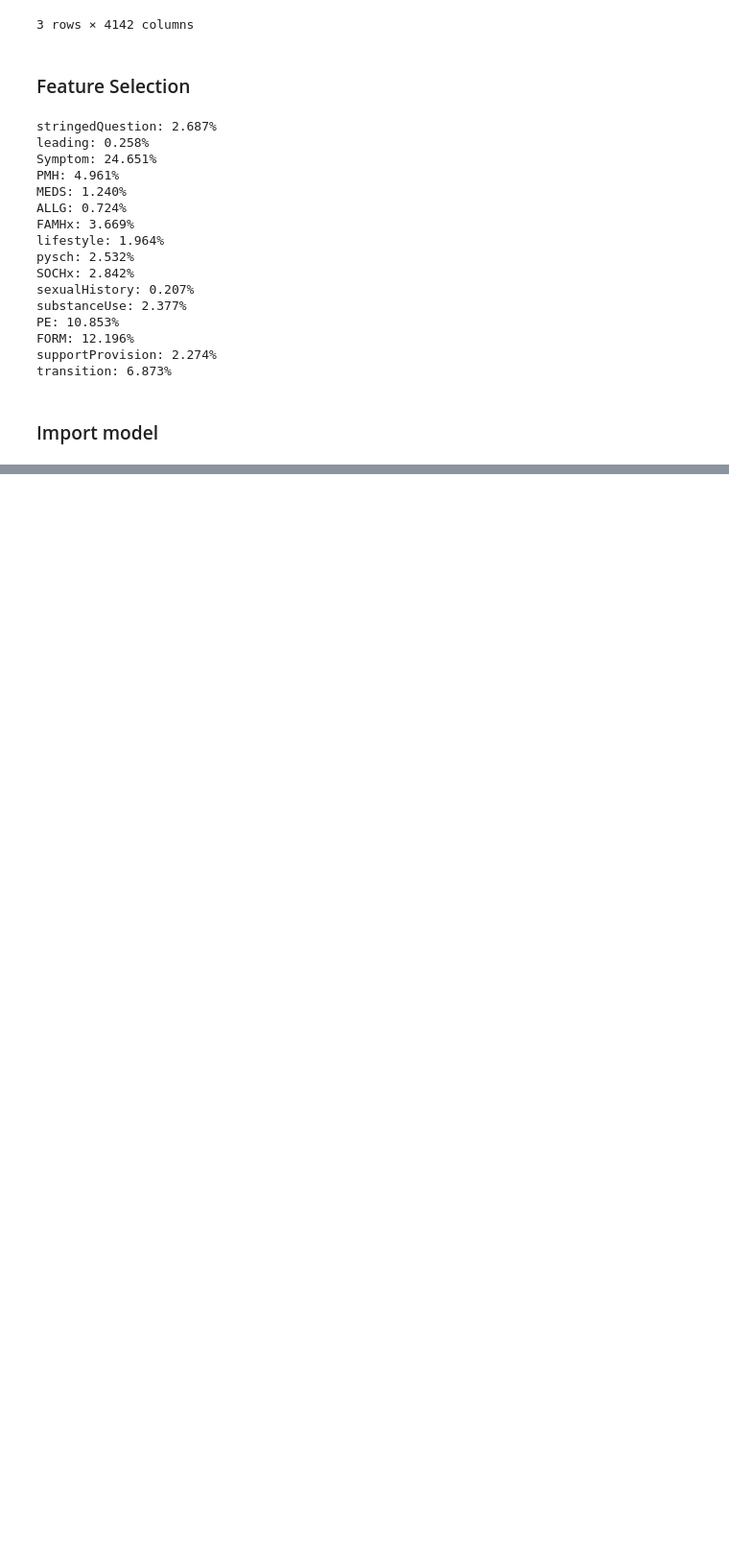
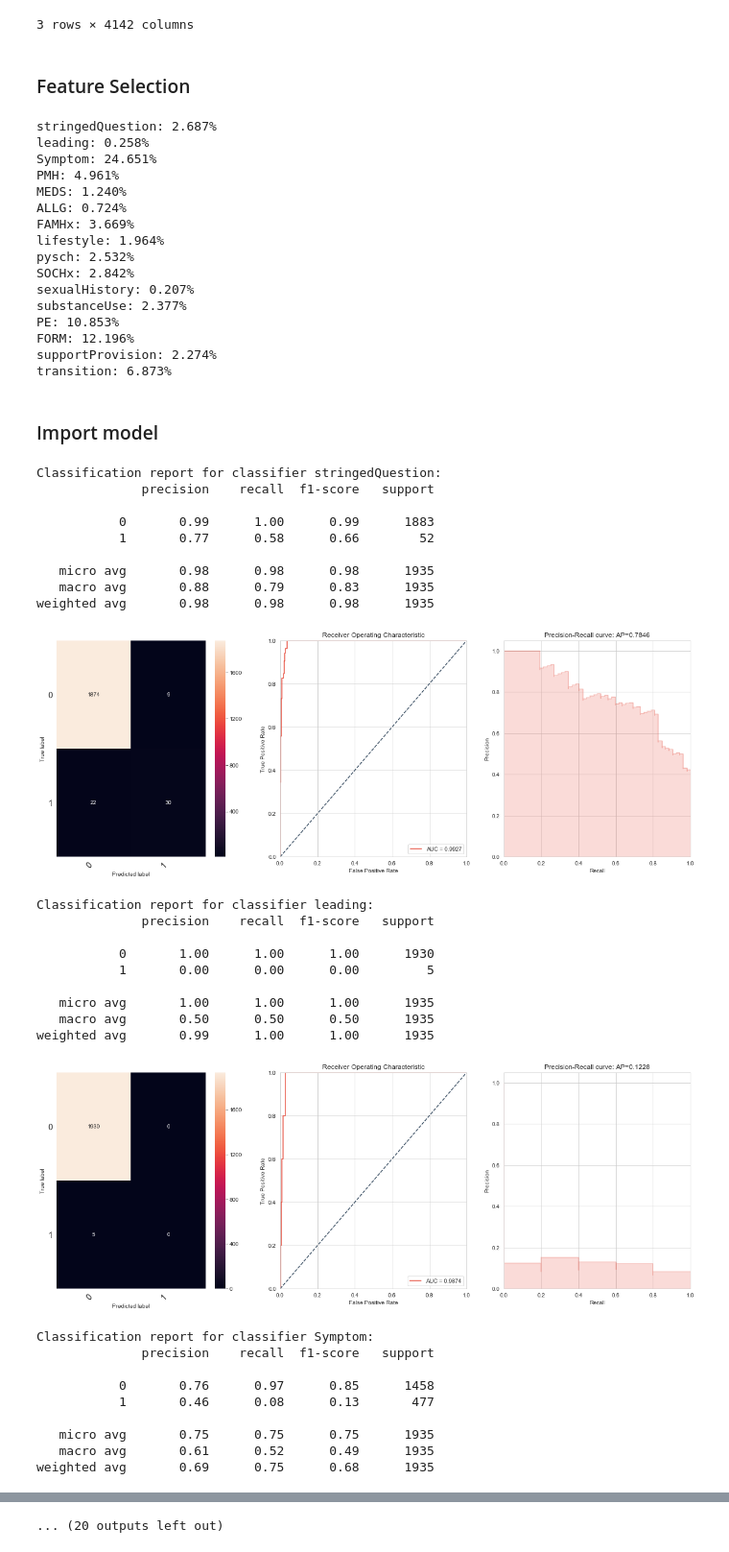
Before and after one commit to ujjwal95/tappe_project, a Jupyter notebook: code/testing.ipynb, the cells around one changed output, grey strips where cells are left out. Shown: that part at 96% size. Drawn from its saved outputs; the diff is of its cells as text; code cells hidden in the pictures; blank space fills up the shorter version.

```diff
--- a/code/testing.ipynb
+++ b/code/testing.ipynb
@@ -107,13 +112,13 @@ transition: 6.873%
 # %% [markdown]
 ### Import model
 # %%
-file_name = '20190406-163309-LightGBM-no-search.pkl'
+file_name = 'LightGBM-grid-search-20190427-134642.pkl'
 # machine learning models
-ml_pipeline = joblib.load('../model/' + file_name)
+ml_pipeline = joblib.load('../model/20190427-134642/' + file_name)
 # log file
 log = pd.read_csv('../results/log.csv')
 # %%
-for n, i in prediction_columns:
+for n, i in enumerate(prediction_columns):
     y_test = test.loc[:, test.columns == prediction_columns[n]]
 
     # get predictions
@@ -157,33 +162,61 @@ for n, i in prediction_columns:
 
     # p-r curve
     plt.subplot(1, 3, 3)
     average_precision = average_precision_score(y_test, preds)
     precision, recall, _ = precision_recall_curve(y_test, preds)
 
     # In matplotlib < 1.5, plt.fill_between does not have a 'step' argument
     step_kwargs = ({'step': 'post'}
                    if 'step' in signature(plt.fill_between).parameters
                    else {})
     plt.step(recall, precision, color='#e74c3c', alpha=0.2,
              where='post')
     plt.fill_between(recall, precision, alpha=0.2, color='#e74c3c', **step_kwargs)
 
     plt.xlabel('Recall')
     plt.ylabel('Precision')
     plt.ylim([0.0, 1.05])
     plt.xlim([0.0, 1.0])
     plt.title('Precision-Recall curve: AP={0:0.4f}'.format(
               average_precision))
 
     plt.show()
 
     # save model performance to log file
     f1 = f1_score(y_test, y_pred)
     recall = recall_score(y_test, y_pred)
     precision = precision_score(y_test, y_pred)
     accuracy = accuracy_score(y_test, y_pred)
     brier_score = brier_score_loss(y_test, y_pred)
 
-    log = log.append(pd.Series([file_name, '../model/' + file_name, i, accuracy, f1, recall, precision, roc_auc, average_precision, brier_score], index=log.columns), ignore_index=True)
-
-log.to_csv('../results/log.csv', index=False)
+    log = log.append(pd.Series([file_name, i, '../model/' + file_name, accuracy, f1, recall, precision, roc_auc, average_precision, brier_score], index=log.columns), ignore_index=True)
+# %% [output]
+Classification report for classifier stringedQuestion:
+              precision    recall  f1-score   support
+
+           0       0.99      1.00      0.99      1883
+           1       0.77      0.58      0.66        52
+
+   micro avg       0.98      0.98      0.98      1935
+   macro avg       0.88      0.79      0.83      1935
+weighted avg       0.98      0.98      0.98      1935
+[figure, added]
+Classification report for classifier leading:
+              precision    recall  f1-score   support
+
+           0       1.00      1.00      1.00      1930
+           1       0.00      0.00      0.00         5
+
+   micro avg       1.00      1.00      1.00      1935
+   macro avg       0.50      0.50      0.50      1935
+weighted avg       0.99      1.00      1.00      1935
+[figure, added]
+Classification report for classifier Symptom:
+              precision    recall  f1-score   support
+
+           0       0.76      0.97      0.85      1458
+           1       0.46      0.08      0.13       477
+
+   micro avg       0.75      0.75      0.75      1935
+   macro avg       0.61      0.52      0.49      1935
+weighted avg       0.69      0.75      0.68      1935
@@ -189,0 +254 @@ log.to_csv('../results/log.csv', index=False)
+... (20 outputs left out)
```
Also changed, not shown: parts of 3 cells of this notebook, 2 other files.
